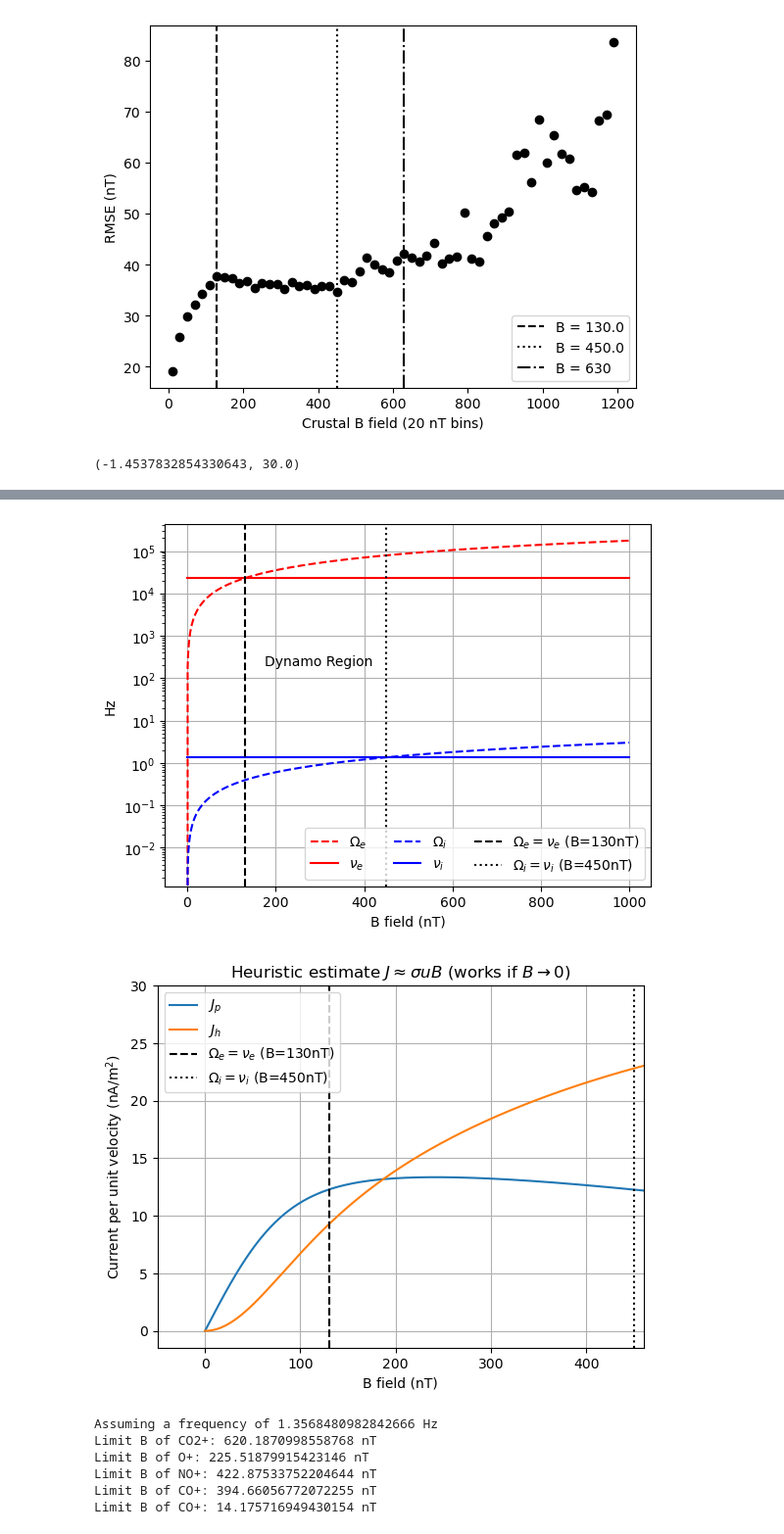
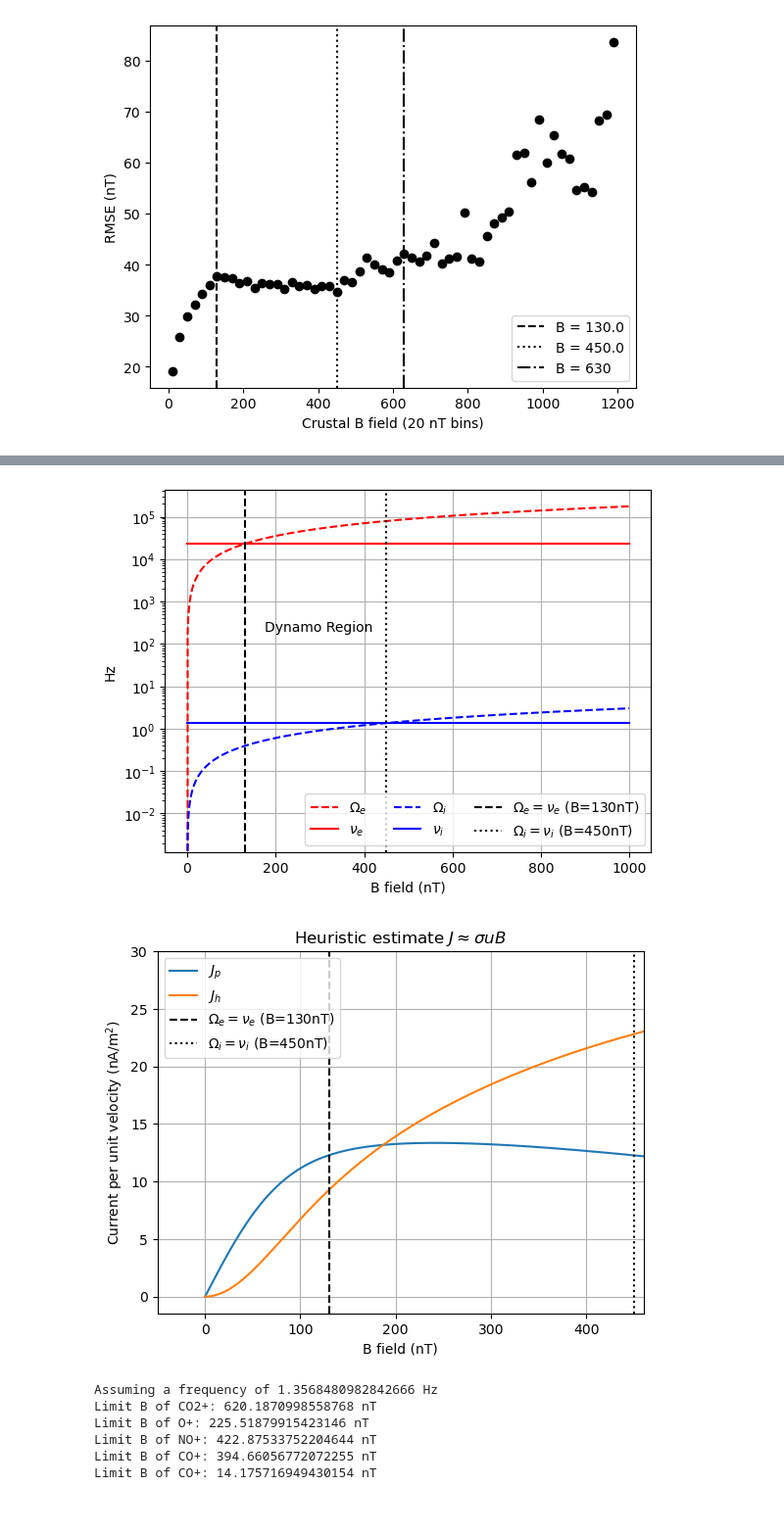
Before and after one commit to TimotheeDelcourt/mars_currents_pinn, a Jupyter notebook: scripts/playground.ipynb, the cells around one changed output, grey strips where cells are left out. Shown at 98% size. Cells and saved outputs as stored; diff of their text form; code cells hidden in the pictures.

```diff
--- a/scripts/playground.ipynb
+++ b/scripts/playground.ipynb
@@ -537,37 +586,36 @@ plt.plot(B*1e9,sigma_h*B*1e9,label=r'$J_h$')
 # plt.plot(B*1e9,sigma_b*B*1e9,label=r'$J_b$')
 x1 = B[np.argmin(abs(W_e - f_e))]*1e9
 x2 = B[np.argmin(abs(W_i - f_i))]*1e9
 plt.axvline(x=x1, color='k', linestyle='--',label=r'$\Omega_e = \nu_e$'+f' (B={int(x1)}nT)')
 plt.axvline(x=x2, color='k', linestyle=':',label=r'$\Omega_i = \nu_i$'+f' (B={int(x2)}nT)')
 plt.xlabel('B field (nT)')
 plt.ylabel(r'Current per unit velocity (nA/m$^2$)')
 plt.grid()
 plt.legend()
-plt.title(r"Heuristic estimate $J \approx \sigma u B$ (works if $B \to 0$)")
+plt.title(r"Heuristic estimate $J \approx \sigma u B$")
 plt.xlim(right=460)
 plt.ylim(top=30)
-# plt.savefig(f'figures/JvsBcrust.png', dpi=300)
+plt.savefig(f'figures/JvsBcrust.png', dpi=300)
 
 
 # plt.figure()
 # plt.plot(B*1e9,sigma_h/sigma_p)
 # x1 = B[np.argmin(abs(W_e - f_e))]*1e9
 # x2 = B[np.argmin(abs(W_i - f_i))]*1e9
 # plt.axvline(x=x1, color='k', linestyle='--',label=r'$\Omega_e = \nu_e$'+f' (B={int(x1)}nT)')
 # plt.axvline(x=x2, color='k', linestyle=':',label=r'$\Omega_i = \nu_i$'+f' (B={int(x2)}nT)')
 # plt.xlabel('B field (nT)')
 # plt.ylabel(r'$\sigma_h$/$\sigma_p$')
 # plt.grid()
 # plt.legend()
 # plt.savefig(f'figures/JvsBcrust.png', dpi=300)
 
 # print(f'Argmax of J_h : B = {int(B[sigma_h*B == max(sigma_h*B)]*1e9)} nT')
 # print(f'Argmax of J_p : B = {int(B[sigma_p*B == max(sigma_p*B)]*1e9)} nT')
 # %% [output]
-(-1.4537832854330643, 30.0)
 [figure]
 [figure]
-[figure, old version]
+[figure, new version]
 # %%
 # print('B = 130 nT')
 # f_e = (130e-9)*e/m_e
```
Also changed, not shown: parts of 15 cells of this notebook, 13 other files.
